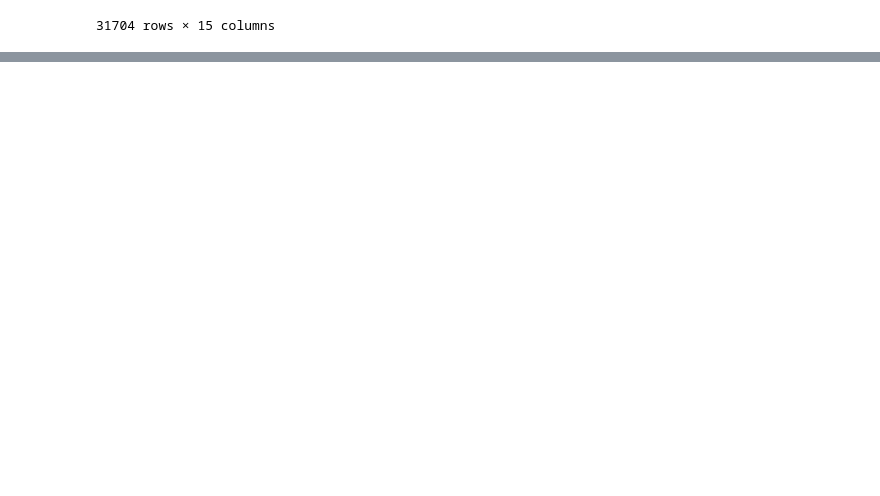
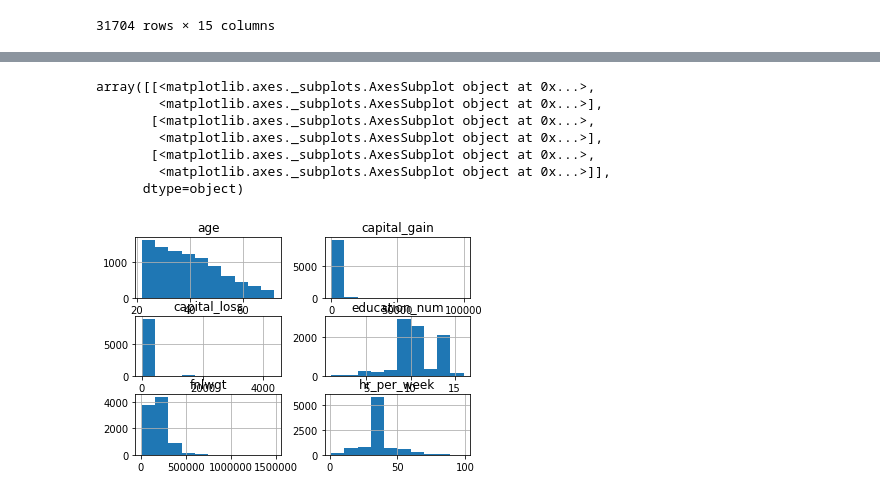
Before and after one commit to bpark4/Math2212_Parkosewich, a Jupyter notebook: M2_Statistics/M2_Adult.ipynb, the cells around one changed output, grey strips where cells are left out. Cells and saved outputs as stored; diff of their text form; code cells hidden in the pictures; blank space fills up the shorter version.

```diff
--- a/M2_Statistics/M2_Adult.ipynb
+++ b/M2_Statistics/M2_Adult.ipynb
@@ -538,0 +601,11 @@ adult_median_outlier_drop
+# %%
+women_eda.hist()
+# %% [output]
+array([[<matplotlib.axes._subplots.AxesSubplot object at 0x...>,
+        <matplotlib.axes._subplots.AxesSubplot object at 0x...>],
+       [<matplotlib.axes._subplots.AxesSubplot object at 0x...>,
+        <matplotlib.axes._subplots.AxesSubplot object at 0x...>],
+       [<matplotlib.axes._subplots.AxesSubplot object at 0x...>,
+        <matplotlib.axes._subplots.AxesSubplot object at 0x...>]],
+      dtype=object)
+[figure, added]
```
Also changed, not shown: parts of 14 cells of this notebook.
